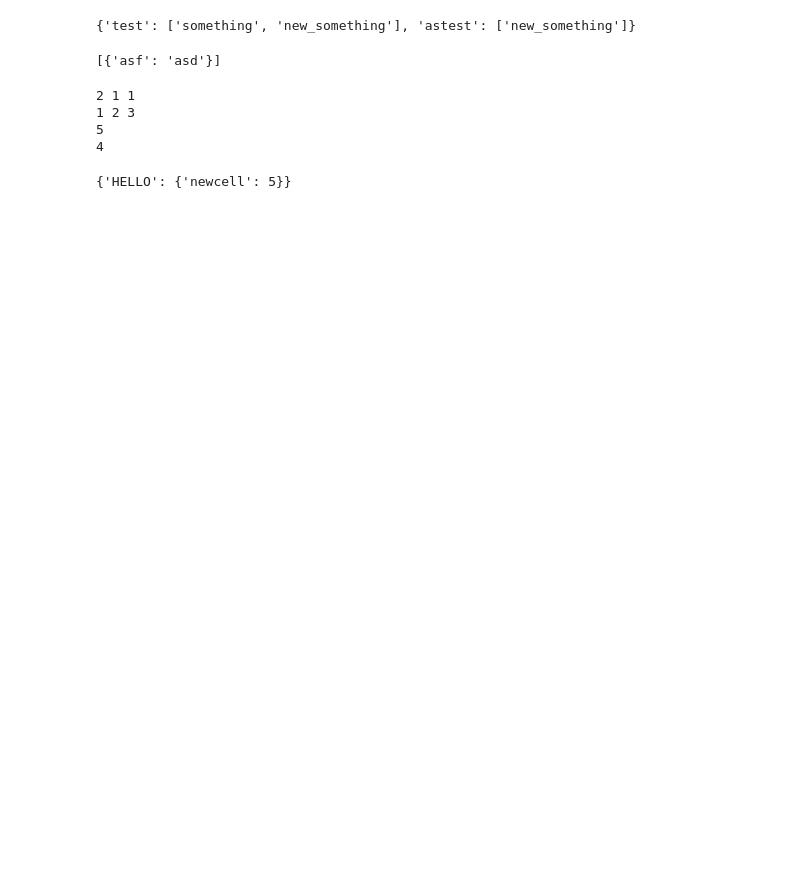
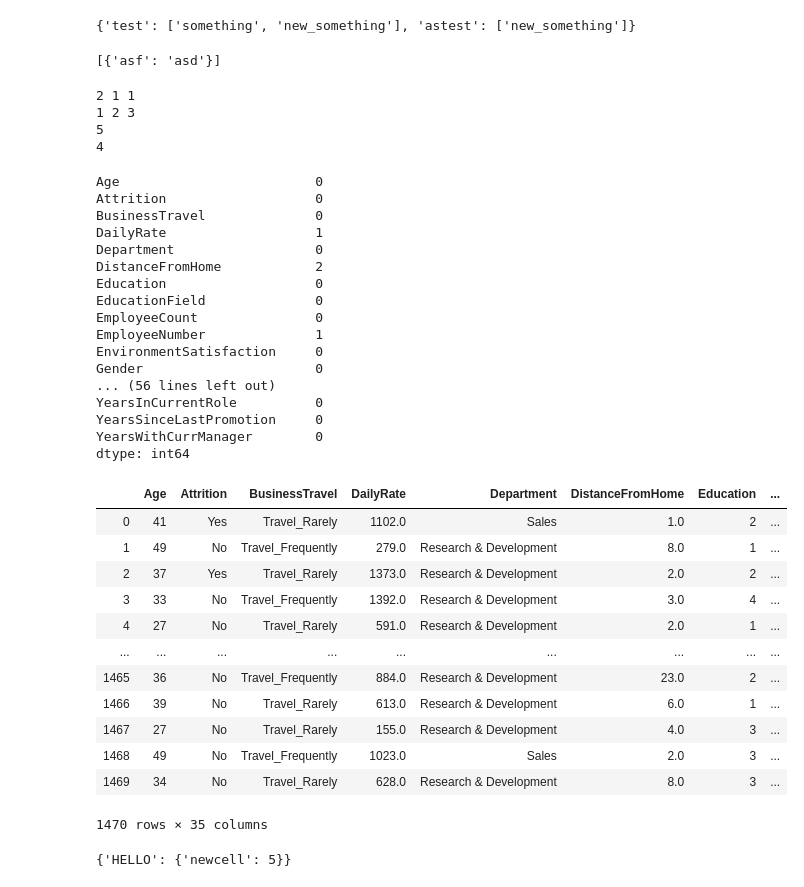
Before and after one commit to SamShowalter/airbender, a Jupyter notebook: notebooks/airflow_automation_exploration.ipynb, the cells around one changed output. Drawn from its saved outputs; the diff is of its cells as text; code cells hidden in the pictures; blank space fills up the shorter version.

```diff
--- a/notebooks/airflow_automation_exploration.ipynb
+++ b/notebooks/airflow_automation_exploration.ipynb
@@ -349,2 +397,3 @@ a(a = 4, b = 5)
 # %%
-#df = pd.read_csv('https://raw.githubusercontent.com/SamShowalter/WMP_training/01_EDA/data/IBM_Employee_Attrition.csv')
+import pandas as pd
+df = pd.read_csv('https://raw.githubusercontent.com/SamShowalter/WMP_training/01_EDA/data/IBM_Employee_Attrition.csv')
@@ -355,3 +400,48 @@ a(a = 4, b = 5)
+# %%
+def wmp_impute(data, method = "median"):
+
+    nulls = data.isnull().sum()
+    null_names = nulls[nulls > 0].index.tolist()
+    print(nulls)
+    for name in null_names:
+        if method == "median":
+            data[name] = data[name].fillna(data[name].median(), inplace = False)
+
+    return data
+# %%
+df = wmp_impute(df)
+wmp_impute(df)
+# %% [output]
+Age                         0
+Attrition                   0
+BusinessTravel              0
+DailyRate                   1
+Department                  0
+DistanceFromHome            2
+Education                   0
+EducationField              0
+EmployeeCount               0
+EmployeeNumber              1
+EnvironmentSatisfaction     0
+Gender                      0
+... (56 lines left out)
+YearsInCurrentRole          0
+YearsSinceLastPromotion     0
+YearsWithCurrManager        0
+dtype: int64
+|  | Age | Attrition | BusinessTravel | DailyRate | Department | DistanceFromHome | Education | ... |
+| 0 | 41 | Yes | Travel_Rarely | 1102.0 | Sales | 1.0 | 2 | ... |
+| 1 | 49 | No | Travel_Frequently | 279.0 | Research & Development | 8.0 | 1 | ... |
+| 2 | 37 | Yes | Travel_Rarely | 1373.0 | Research & Development | 2.0 | 2 | ... |
+| 3 | 33 | No | Travel_Frequently | 1392.0 | Research & Development | 3.0 | 4 | ... |
+| 4 | 27 | No | Travel_Rarely | 591.0 | Research & Development | 2.0 | 1 | ... |
+| ... | ... | ... | ... | ... | ... | ... | ... | ... |
+| 1465 | 36 | No | Travel_Frequently | 884.0 | Research & Development | 23.0 | 2 | ... |
+| 1466 | 39 | No | Travel_Rarely | 613.0 | Research & Development | 6.0 | 1 | ... |
+| 1467 | 27 | No | Travel_Rarely | 155.0 | Research & Development | 4.0 | 3 | ... |
+| 1468 | 49 | No | Travel_Frequently | 1023.0 | Sales | 2.0 | 3 | ... |
+| 1469 | 34 | No | Travel_Rarely | 628.0 | Research & Development | 8.0 | 3 | ... |
+1470 rows × 35 columns
 # %%
 #Provided function for detecting outliers
 def detect_outliers(col_names, data, std_thresh = 6):
```
Also changed, not shown: parts of 19 cells of this notebook, 11 other files.
